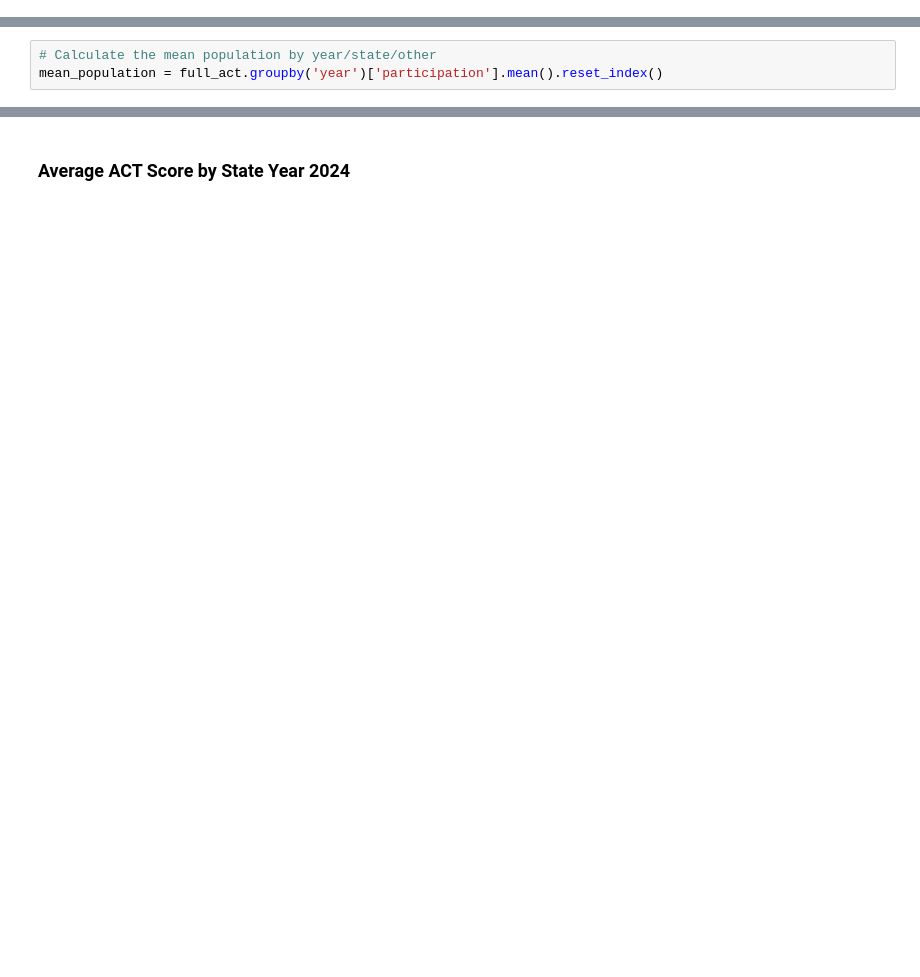
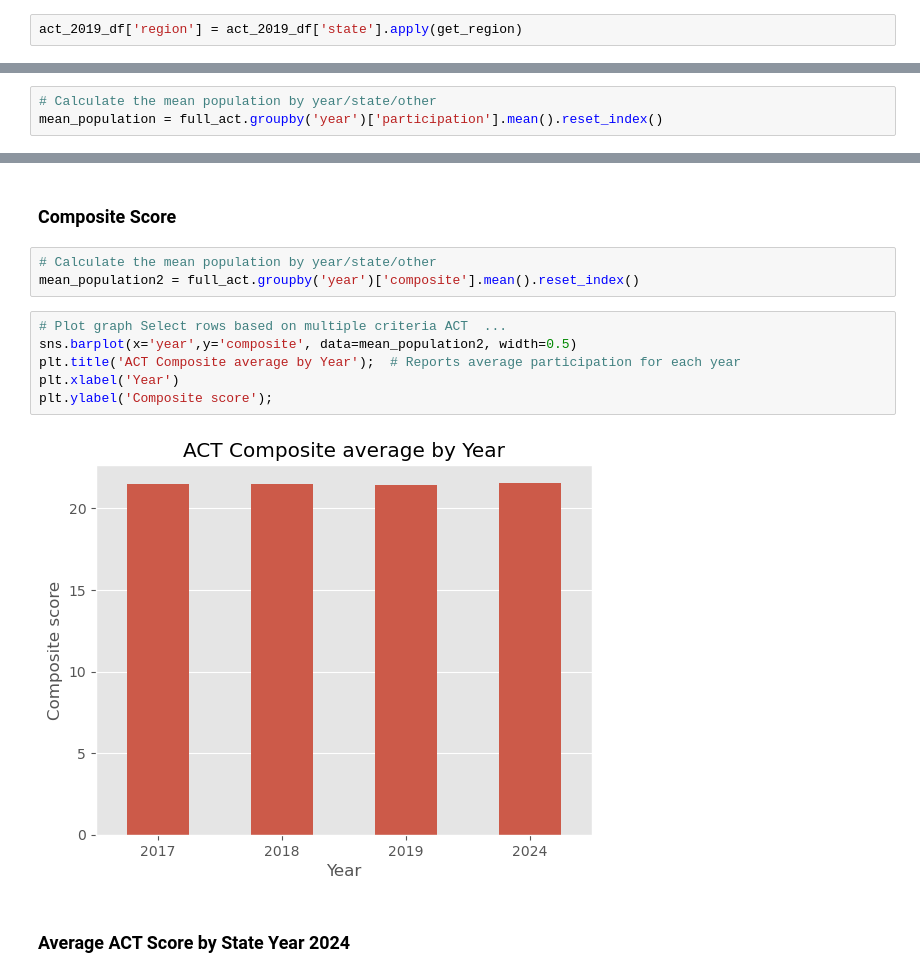
Before and after one commit to wegamoto/project_No.1, a Jupyter notebook: Project_No.1.ipynb, the cells around one changed output, grey strips where cells are left out. Cells and saved outputs as stored; diff of their text form; blank space fills up the shorter version.

```diff
--- a/Project_No.1.ipynb
+++ b/Project_No.1.ipynb
@@ -290,6 +409,8 @@ act_2019_df.drop_duplicates(inplace=True)
 act_2019_df.rename(columns={"State": "state", "Participation": "participation","Composite": "composite","Year": "year"}, inplace=True)
 # %%
 act_2019_df['state_abbr'] = act_2019_df['state'].apply(get_state_abbreviation)
+# %%
+act_2019_df['region'] = act_2019_df['state'].apply(get_region)
 # %%
 act_2019_df['participation'] = act_2019_df['participation'].str.rstrip('%').astype(int)
 # %%
@@ -534,6 +663,19 @@ plt.ylabel('Participation Rate')
 # %% [output]
 Text(0, 0.5, 'Participation Rate')
 [figure]
+# %% [markdown]
+### Composite Score
+# %%
+# Calculate the mean population by year/state/other
+mean_population2 = full_act.groupby('year')['composite'].mean().reset_index()
+# %%
+# Plot graph Select rows based on multiple criteria ACT  ...
+sns.barplot(x='year',y='composite', data=mean_population2, width=0.5)
+plt.title('ACT Composite average by Year');  # Reports average participation for each year
+plt.xlabel('Year')
+plt.ylabel('Composite score');
+# %% [output]
+[figure, added]
 # %% [markdown]
 ### Average ACT Score by State Year 2024
 # %%
```
Also changed, not shown: parts of 40 cells of this notebook, 14 other files.
